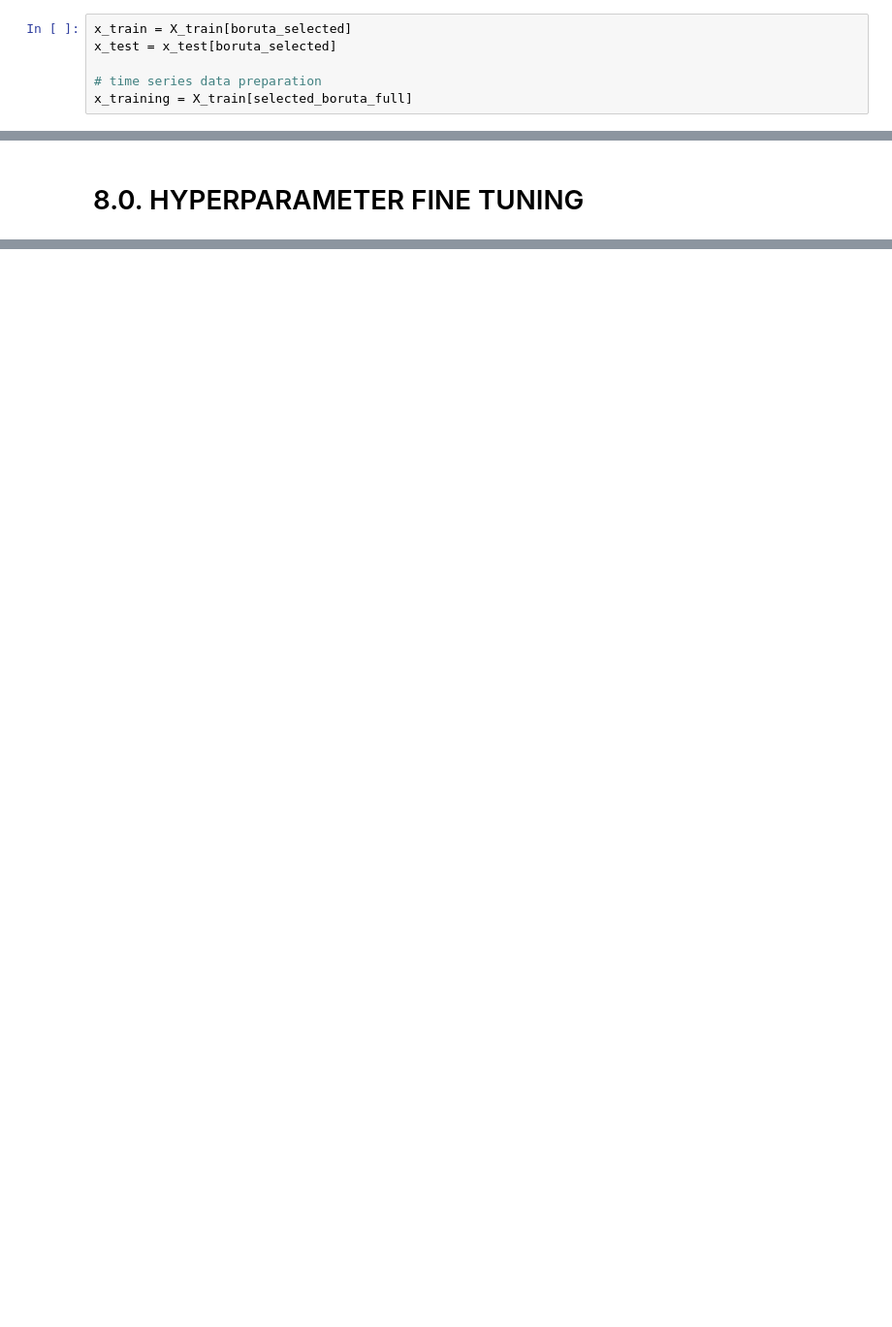
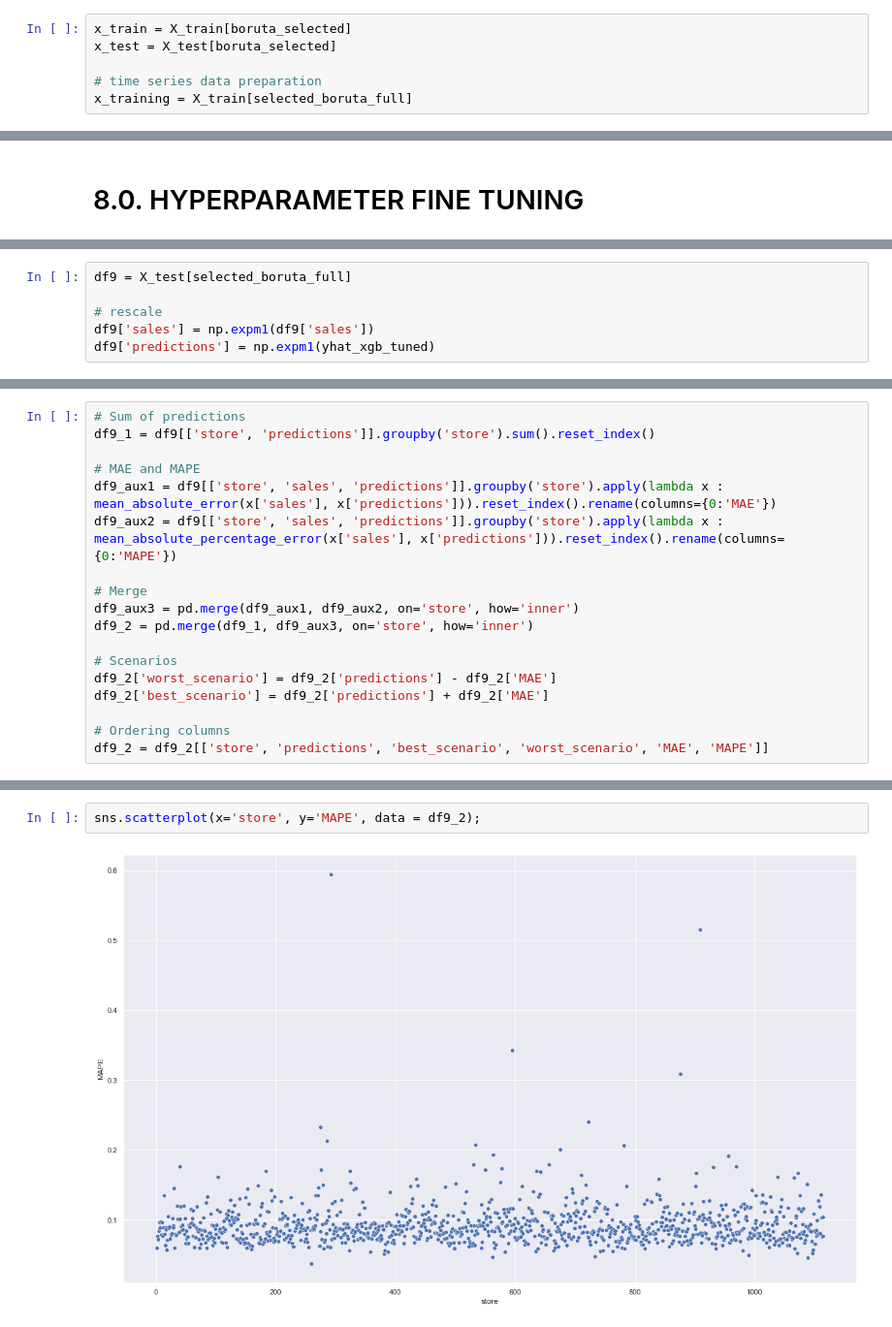
Before and after one commit to StadnikDD/Drugstore-Sales-Forecast, a Jupyter notebook: data_exploratory_analysis.ipynb, the cells around one changed output, grey strips where cells are left out. Shown at 97% size. Drawn from its saved outputs; the diff is of its cells as text; blank space fills up the shorter version.

```diff
--- a/data_exploratory_analysis.ipynb
+++ b/data_exploratory_analysis.ipynb
@@ -1095,7 +1102,7 @@ selected_boruta_full.extend(feat_to_add)
 # 7.0. MACHINE LEARNING MODEL
 # %%
 x_train = X_train[boruta_selected]
-x_test = x_test[boruta_selected]
+x_test = X_test[boruta_selected]
 
 # time series data preparation
 x_training = X_train[selected_boruta_full]
@@ -1347,0 +1338,6 @@ xgb_result_tuned
+# %%
+df9 = X_test[selected_boruta_full]
+
+# rescale
+df9['sales'] = np.expm1(df9['sales'])
+df9['predictions'] = np.expm1(yhat_xgb_tuned)
@@ -1347,0 +1357,18 @@ xgb_result_tuned
+# %%
+# Sum of predictions
+df9_1 = df9[['store', 'predictions']].groupby('store').sum().reset_index()
+
+# MAE and MAPE
+df9_aux1 = df9[['store', 'sales', 'predictions']].groupby('store').apply(lambda x : mean_absolute_error(x['sales'], x['predictions'])).reset_index().rename(columns={0:'MAE'})
+df9_aux2 = df9[['store', 'sales', 'predictions']].groupby('store').apply(lambda x : mean_absolute_percentage_error(x['sales'], x['predictions'])).reset_index().rename(columns={0:'MAPE'})
+
+# Merge
+df9_aux3 = pd.merge(df9_aux1, df9_aux2, on='store', how='inner')
+df9_2 = pd.merge(df9_1, df9_aux3, on='store', how='inner')
+
+# Scenarios
+df9_2['worst_scenario'] = df9_2['predictions'] - df9_2['MAE']
+df9_2['best_scenario'] = df9_2['predictions'] + df9_2['MAE']
+
+# Ordering columns
+df9_2 = df9_2[['store', 'predictions', 'best_scenario', 'worst_scenario', 'MAE', 'MAPE']]
@@ -1347,0 +1391,4 @@ xgb_result_tuned
+# %%
+sns.scatterplot(x='store', y='MAPE', data = df9_2);
+# %% [output]
+[figure, added]
```
Also changed, not shown: parts of 93 cells of this notebook.
